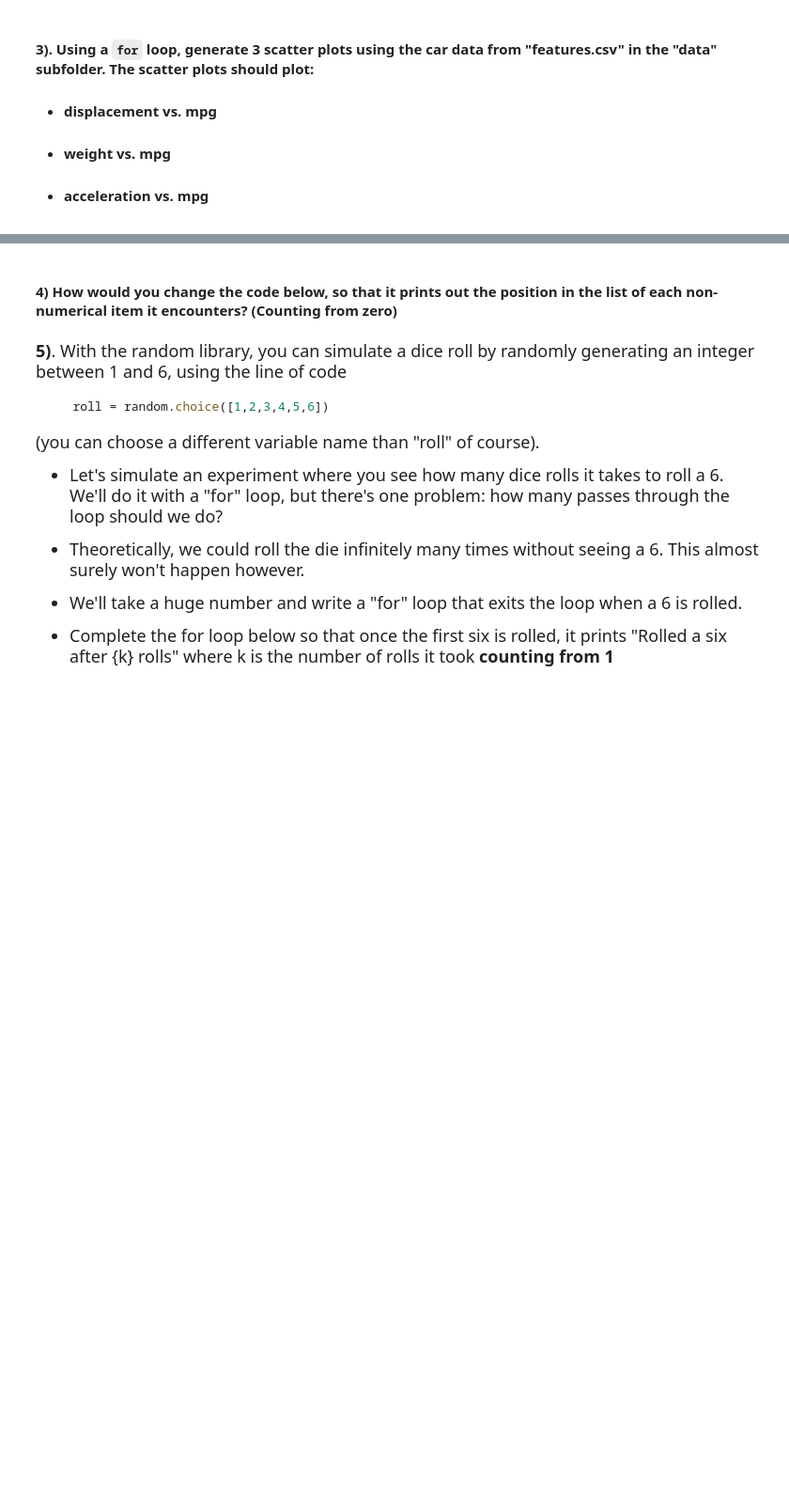
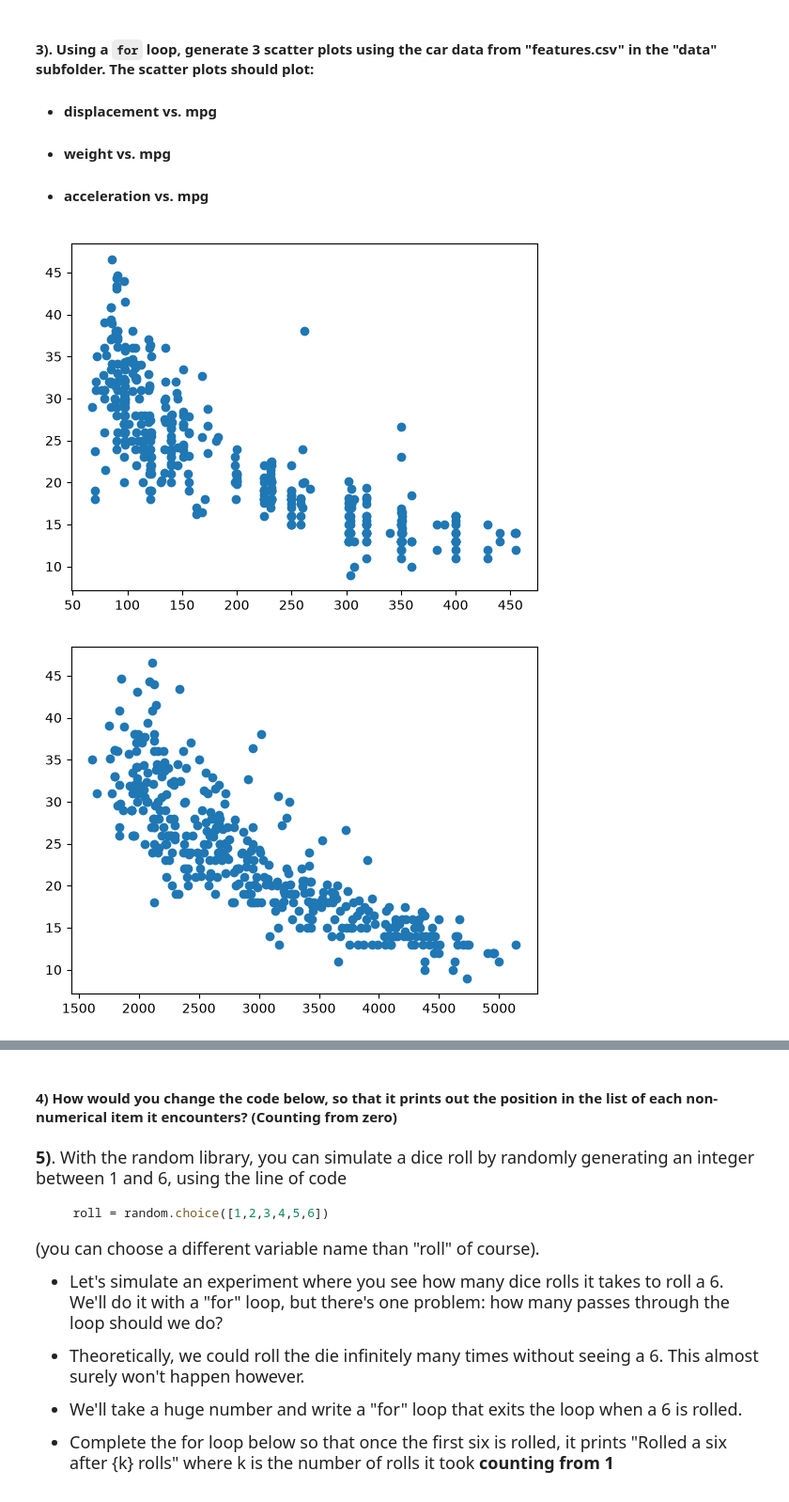
Before and after one commit to rwang0127/datasci151fall2026, a Jupyter notebook: lecture_06_for_loops/Lecture06 copy.ipynb, the cells around one changed output, grey strips where cells are left out. Shown at 94% size. Cells and saved outputs as stored; diff of their text form; code cells hidden in the pictures; blank space fills up the shorter version.

```diff
--- a/lecture_06_for_loops/Lecture06 copy.ipynb
+++ b/lecture_06_for_loops/Lecture06 copy.ipynb
@@ -596,4 +568,13 @@ n = 31 # run this cell with other positive integers (start smaller to check your
 # %%
 carfeatures = pd.read_csv("data/features.csv")
 
 # your code below
+y_var = 'mpg'
+x_variables = ['displacement', 'weight', 'acceleration']
+
+for x_var in x_variables:
+    plt.scatter(x = carfeatures[x_var], y = carfeatures[y_var])
+    plt.show()
+# %% [output]
+[figure, added]
+[figure, added]
```
Also changed, not shown: parts of 5 cells of this notebook, 1 other file.
